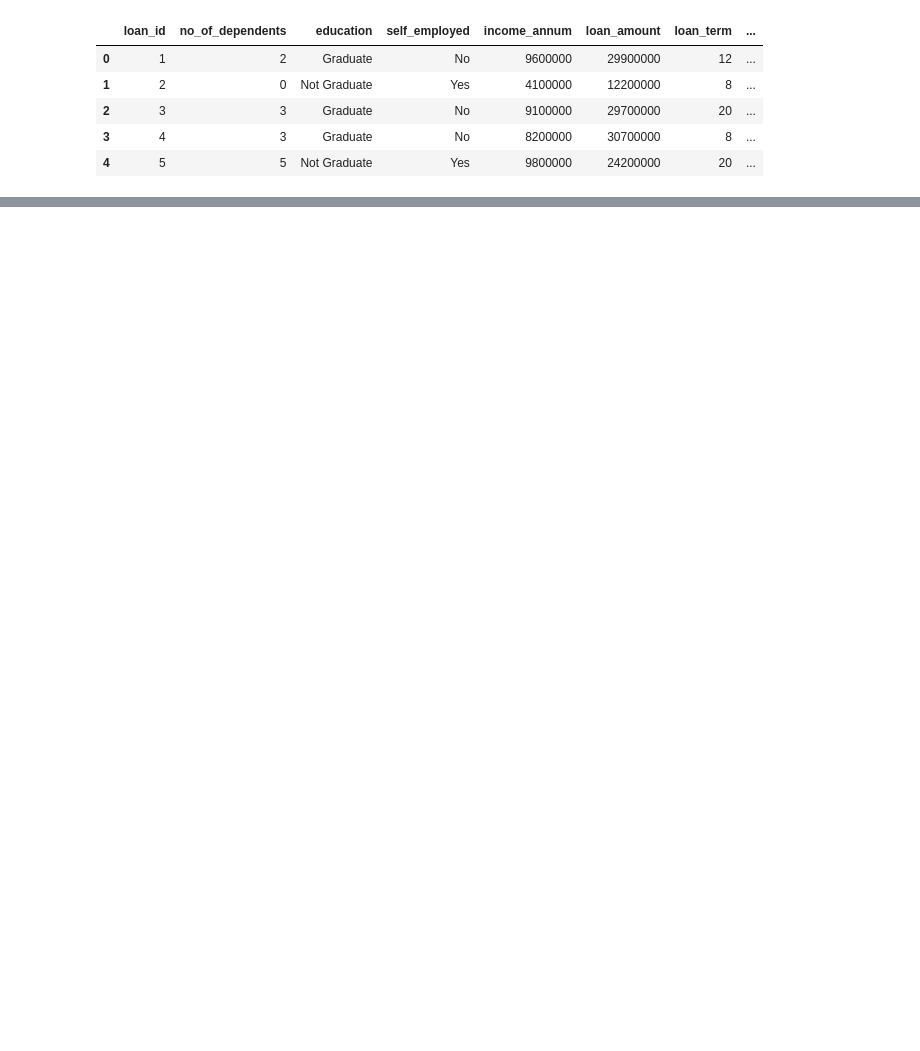
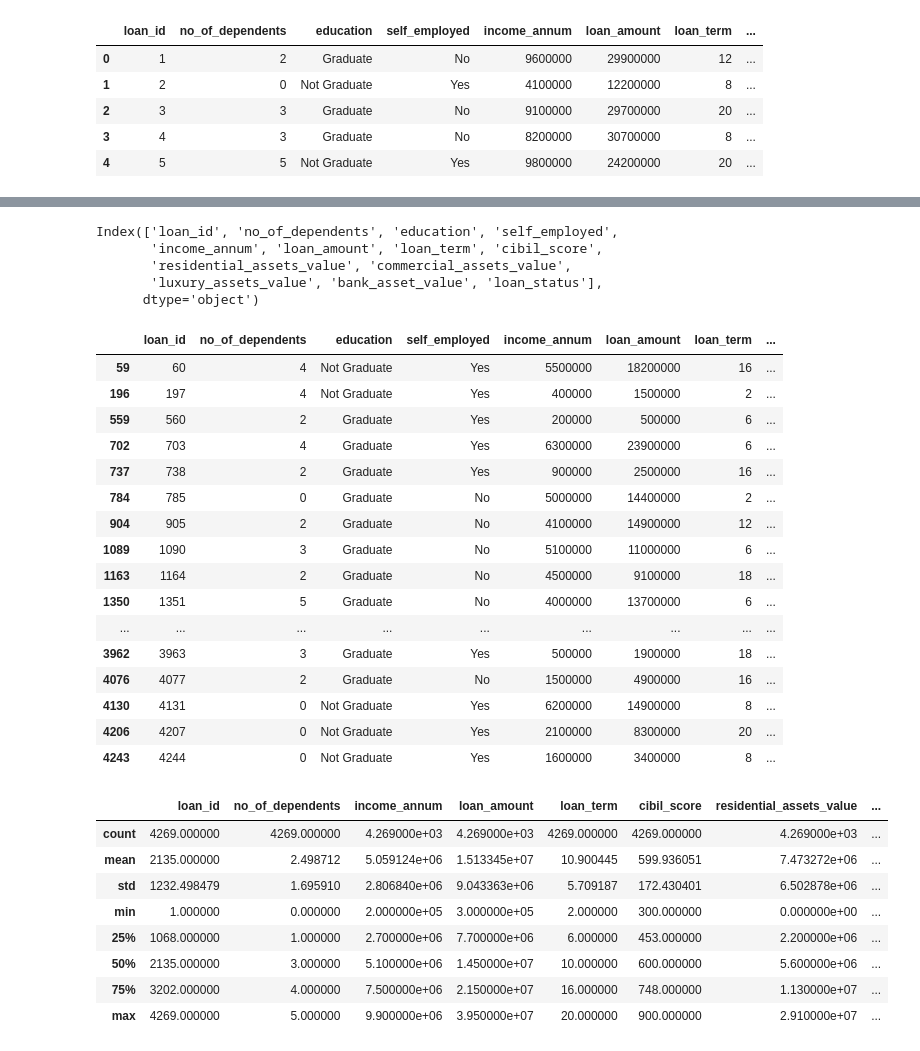
Before and after one commit to coderracker/loan_prediction, a Jupyter notebook: notebooks/EDA.ipynb, the cells around one changed output, grey strips where cells are left out. Saved outputs shown, nothing was run; the diff lists cells and outputs as text; code cells hidden in the pictures; blank space fills up the shorter version.

```diff
--- a/notebooks/EDA.ipynb
+++ b/notebooks/EDA.ipynb
@@ -25,0 +52,40 @@ df.head()
+# %%
+df.columns = df.columns.str.strip()
+display(df.columns)
+# %% [output]
+Index(['loan_id', 'no_of_dependents', 'education', 'self_employed',
+       'income_annum', 'loan_amount', 'loan_term', 'cibil_score',
+       'residential_assets_value', 'commercial_assets_value',
+       'luxury_assets_value', 'bank_asset_value', 'loan_status'],
+      dtype='object')
+# %%
+display(df[df['residential_assets_value'] < 0])
+df['residential_assets_value'] = df['residential_assets_value'].apply(lambda x: max(0, x))
+display(df.describe())
+# %% [output]
+|  | loan_id | no_of_dependents | education | self_employed | income_annum | loan_amount | loan_term | ... |
+| 59 | 60 | 4 | Not Graduate | Yes | 5500000 | 18200000 | 16 | ... |
+| 196 | 197 | 4 | Not Graduate | Yes | 400000 | 1500000 | 2 | ... |
+| 559 | 560 | 2 | Graduate | Yes | 200000 | 500000 | 6 | ... |
+| 702 | 703 | 4 | Graduate | Yes | 6300000 | 23900000 | 6 | ... |
+| 737 | 738 | 2 | Graduate | Yes | 900000 | 2500000 | 16 | ... |
+| 784 | 785 | 0 | Graduate | No | 5000000 | 14400000 | 2 | ... |
+| 904 | 905 | 2 | Graduate | No | 4100000 | 14900000 | 12 | ... |
+| 1089 | 1090 | 3 | Graduate | No | 5100000 | 11000000 | 6 | ... |
+| 1163 | 1164 | 2 | Graduate | No | 4500000 | 9100000 | 18 | ... |
+| 1350 | 1351 | 5 | Graduate | No | 4000000 | 13700000 | 6 | ... |
+| ... | ... | ... | ... | ... | ... | ... | ... | ... |
+| 3962 | 3963 | 3 | Graduate | Yes | 500000 | 1900000 | 18 | ... |
+| 4076 | 4077 | 2 | Graduate | No | 1500000 | 4900000 | 16 | ... |
+| 4130 | 4131 | 0 | Not Graduate | Yes | 6200000 | 14900000 | 8 | ... |
+| 4206 | 4207 | 0 | Not Graduate | Yes | 2100000 | 8300000 | 20 | ... |
+| 4243 | 4244 | 0 | Not Graduate | Yes | 1600000 | 3400000 | 8 | ... |
+|  | loan_id | no_of_dependents | income_annum | loan_amount | loan_term | cibil_score | residential_assets_value | ... |
+| count | 4269.000000 | 4269.000000 | 4.269000e+03 | 4.269000e+03 | 4269.000000 | 4269.000000 | 4.269000e+03 | ... |
+| mean | 2135.000000 | 2.498712 | 5.059124e+06 | 1.513345e+07 | 10.900445 | 599.936051 | 7.473272e+06 | ... |
+| std | 1232.498479 | 1.695910 | 2.806840e+06 | 9.043363e+06 | 5.709187 | 172.430401 | 6.502878e+06 | ... |
+| min | 1.000000 | 0.000000 | 2.000000e+05 | 3.000000e+05 | 2.000000 | 300.000000 | 0.000000e+00 | ... |
+| 25% | 1068.000000 | 1.000000 | 2.700000e+06 | 7.700000e+06 | 6.000000 | 453.000000 | 2.200000e+06 | ... |
+| 50% | 2135.000000 | 3.000000 | 5.100000e+06 | 1.450000e+07 | 10.000000 | 600.000000 | 5.600000e+06 | ... |
+| 75% | 3202.000000 | 4.000000 | 7.500000e+06 | 2.150000e+07 | 16.000000 | 748.000000 | 1.130000e+07 | ... |
+| max | 4269.000000 | 5.000000 | 9.900000e+06 | 3.950000e+07 | 20.000000 | 900.000000 | 2.910000e+07 | ... |
```
Also changed, not shown: parts of 6 cells of this notebook, 1 other file.
